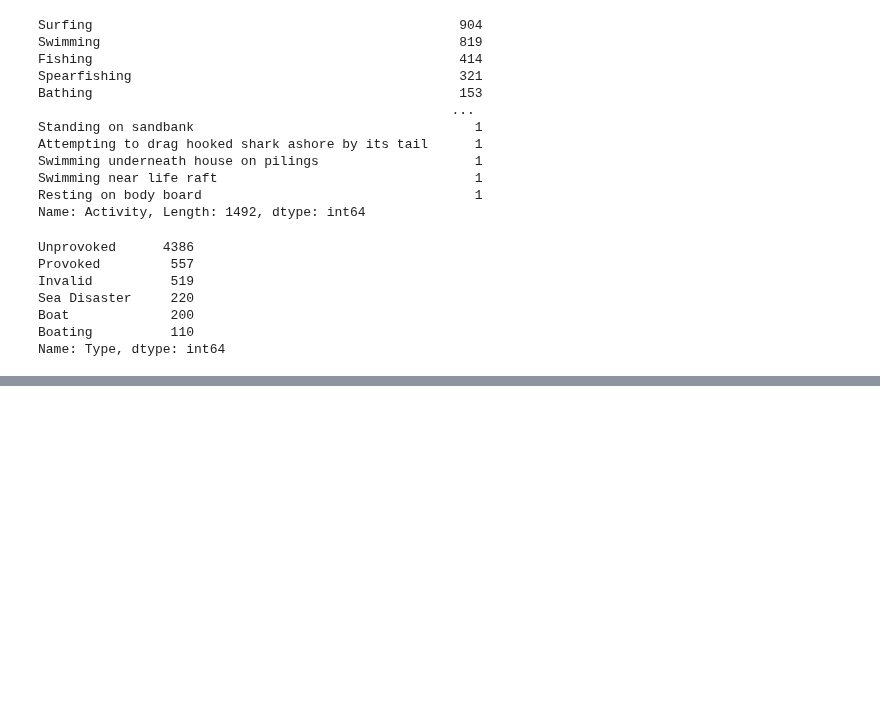
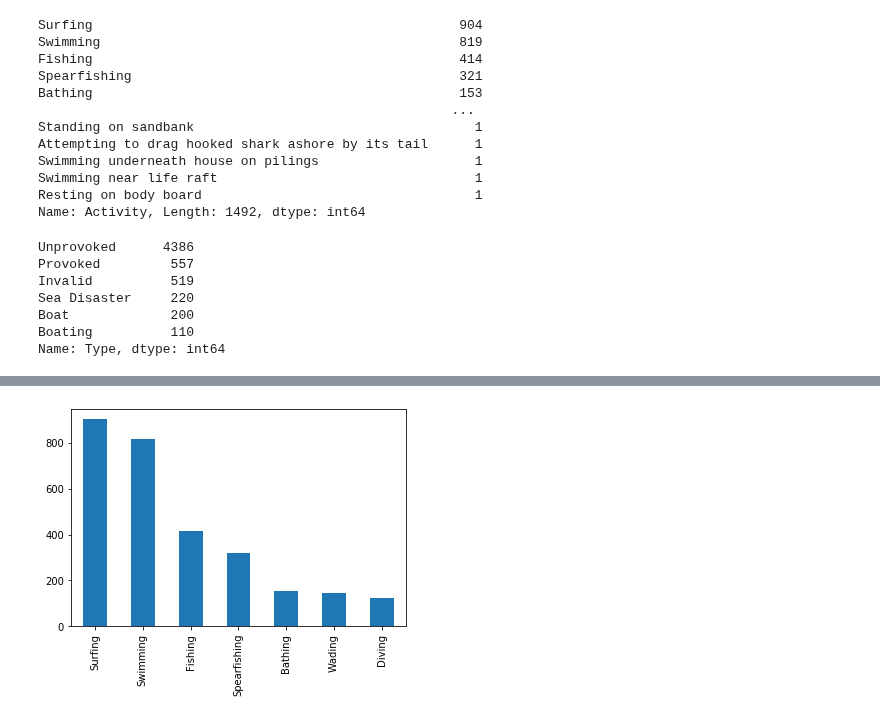
Before and after one commit to ironhack-datalabs/datamad0819, a Jupyter notebook: module-1/pandas-project/your-code/main.ipynb, the cells around one changed output, grey strips where cells are left out. Cells and saved outputs as stored; diff of their text form; code cells hidden in the pictures; blank space fills up the shorter version.

```diff
--- a/module-1/pandas-project/your-code/main.ipynb
+++ b/module-1/pandas-project/your-code/main.ipynb
@@ -145,0 +160,5 @@ plt.show()
+# %%
+#Actividades que han sufrido más ataques de tiburones
+cleaned_sharksdf['Activity'].value_counts().nlargest(7).plot(kind='bar');
+# %% [output]
+[figure, added]
```
Also changed, not shown: parts of 14 cells of this notebook, 10 other files.
